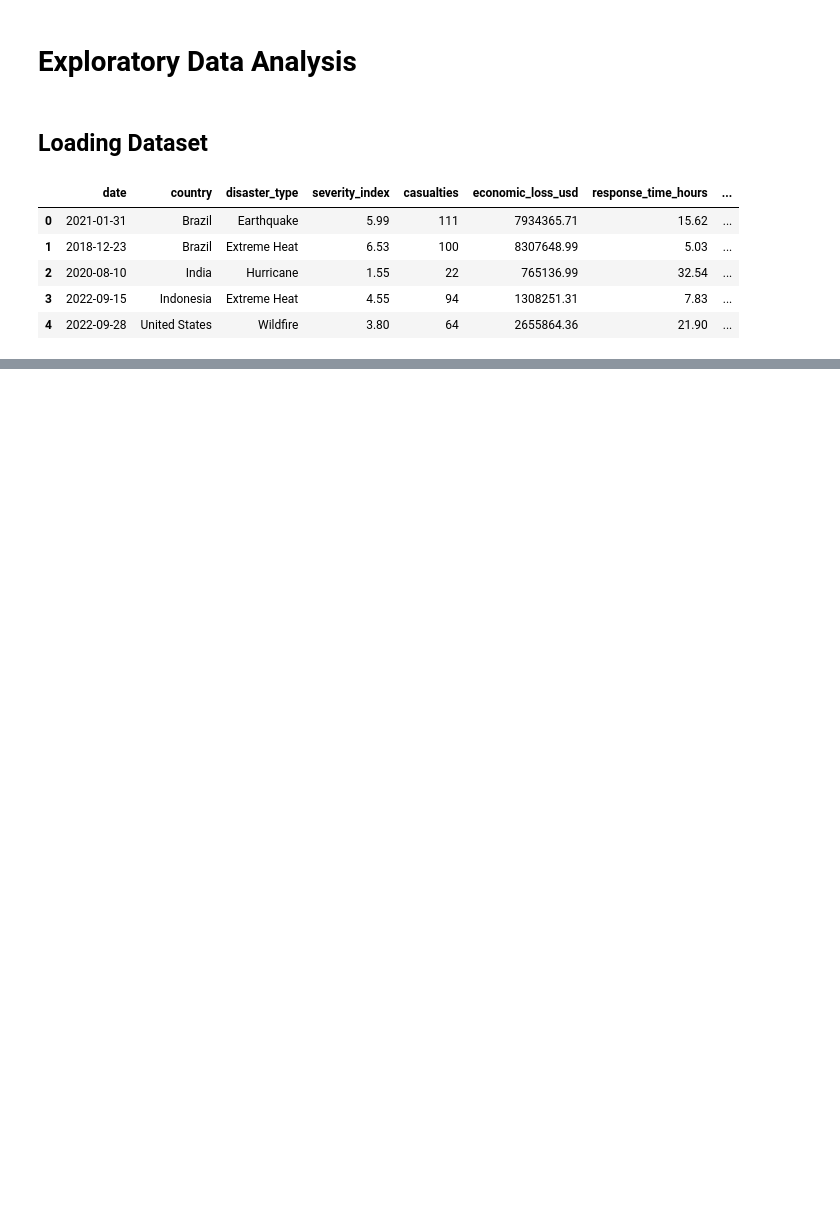
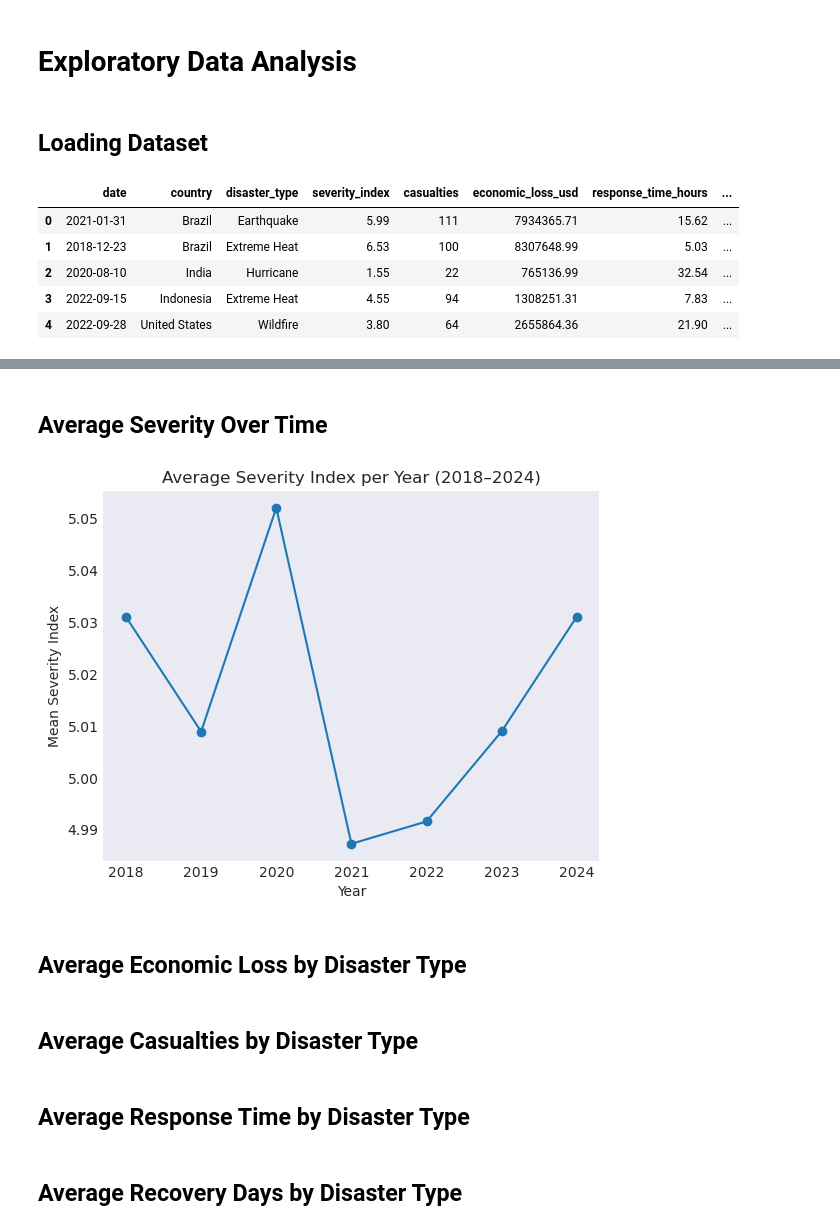
Before and after one commit to UCB-stat-159-f25/ucb-stat-159-f25-classroom-final-final, a Jupyter notebook: exploratory_data_analysis.ipynb, the cells around one changed output, grey strips where cells are left out. Saved outputs shown, nothing was run; the diff lists cells and outputs as text; code cells hidden in the pictures; blank space fills up the shorter version.

```diff
--- a/exploratory_data_analysis.ipynb
+++ b/exploratory_data_analysis.ipynb
@@ -23,0 +42,24 @@ disaster.head()
+# %% [markdown]
+## Average Severity Over Time
+# %%
+severity_per_year = disaster.groupby("year")["severity_index"].mean().sort_index()
+
+fig, ax = plt.subplots()
+severity_per_year.plot(kind="line", marker="o", ax=ax)
+
+ax.set_title("Average Severity Index per Year (2018–2024)")
+ax.set_xlabel("Year")
+ax.set_ylabel("Mean Severity Index")
+
+fig.savefig("figures/severity_per_year.png", dpi=100, bbox_inches="tight")
+plt.show()
+# %% [output]
+[figure, added]
+# %% [markdown]
+## Average Economic Loss by Disaster Type
+# %% [markdown]
+## Average Casualties by Disaster Type
+# %% [markdown]
+## Average Response Time by Disaster Type
+# %% [markdown]
+## Average Recovery Days by Disaster Type
```
Also changed, not shown: parts of 3 cells of this notebook, 2 other files.
